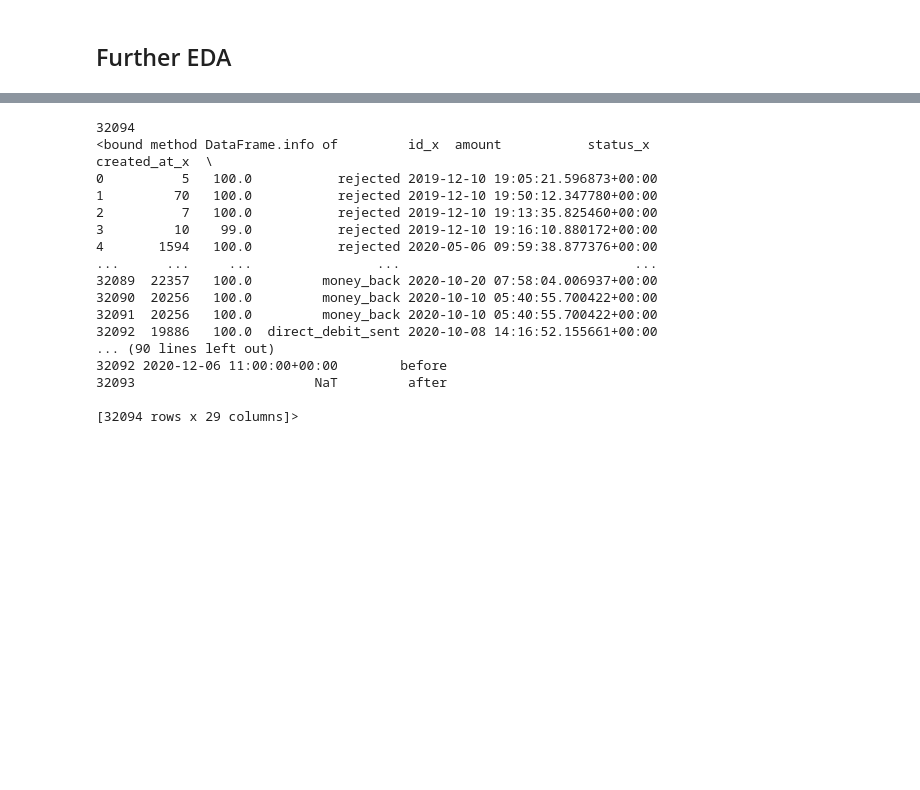
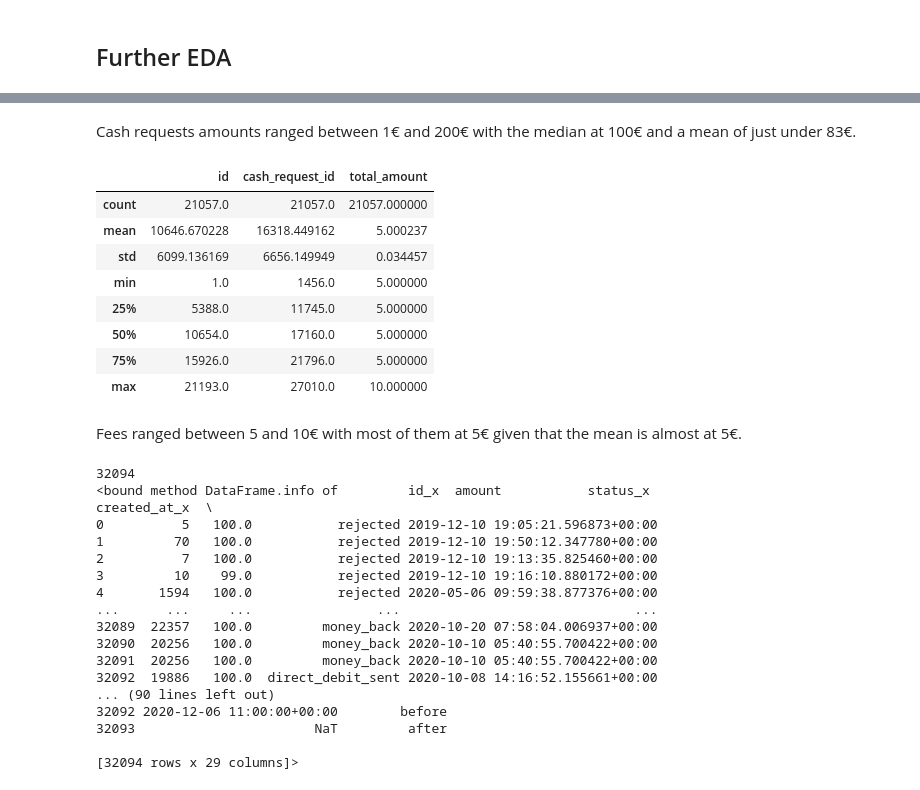
Before and after one commit to gfkpth/project-1-ironhack-payments-2-en, a Jupyter notebook: notebook/notebook.ipynb, the cells around one changed output, grey strips where cells are left out. Cells and saved outputs as stored; diff of their text form; code cells hidden in the pictures; blank space fills up the shorter version.

Commit message:
added some EDA under further EDA

```diff
--- a/notebook/notebook.ipynb
+++ b/notebook/notebook.ipynb
@@ -576,3 +588,19 @@ cashRequest_cp['cohort_month'] = cashRequest_cp['created_at'].dt.to_period('M')
+# %% [markdown]
+Cash requests amounts ranged between 1€ and 200€ with the median at 100€ and a mean of just under 83€.
+# %%
+fees_cp.describe()
+# %% [output]
+|  | id | cash_request_id | total_amount |
+| count | 21057.0 | 21057.0 | 21057.000000 |
+| mean | 10646.670228 | 16318.449162 | 5.000237 |
+| std | 6099.136169 | 6656.149949 | 0.034457 |
+| min | 1.0 | 1456.0 | 5.000000 |
+| 25% | 5388.0 | 11745.0 | 5.000000 |
+| 50% | 10654.0 | 17160.0 | 5.000000 |
+| 75% | 15926.0 | 21796.0 | 5.000000 |
+| max | 21193.0 | 27010.0 | 10.000000 |
+# %% [markdown]
+Fees ranged between 5 and 10€ with most of them at 5€ given that the mean is almost at 5€.
 # %%
 # Group on fees > cash_request_id and count the amount of items -> this will return us the amount of fees per cash_request_id
 
```
Also changed, not shown: parts of 5 cells of this notebook.
